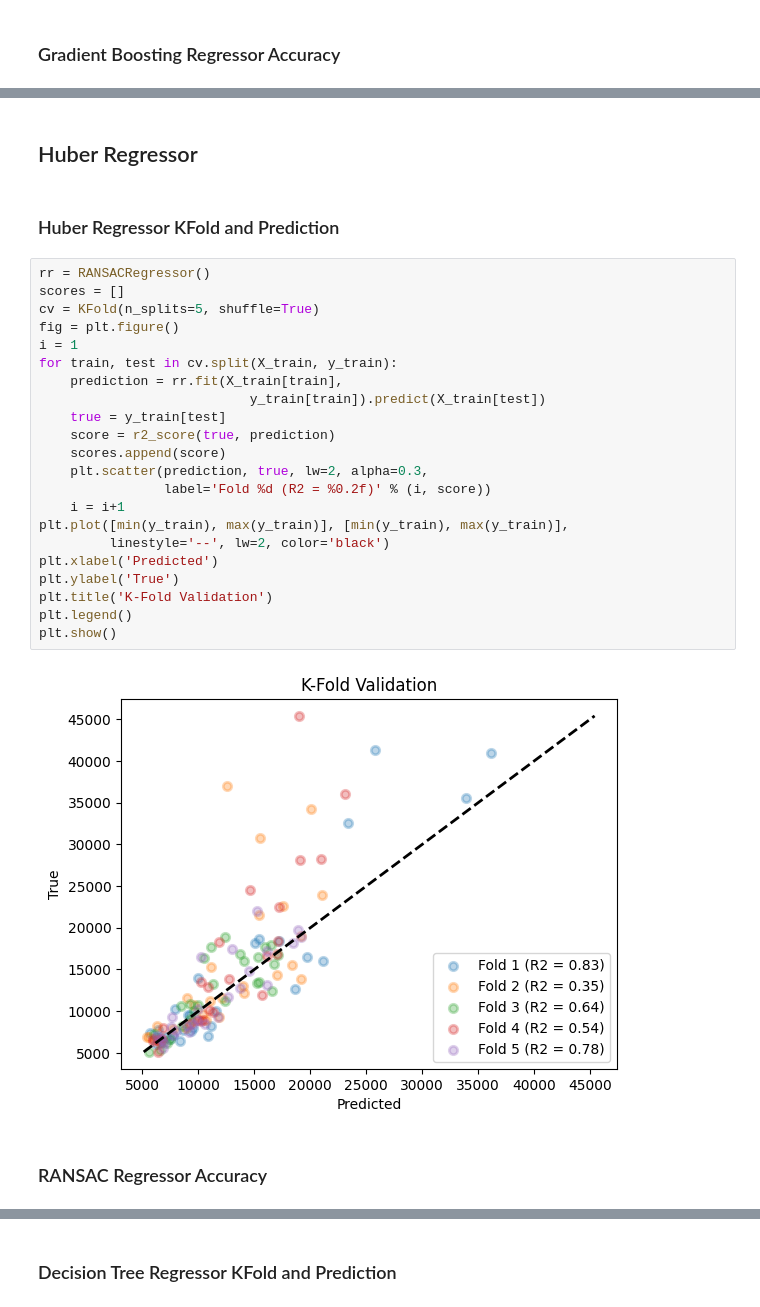
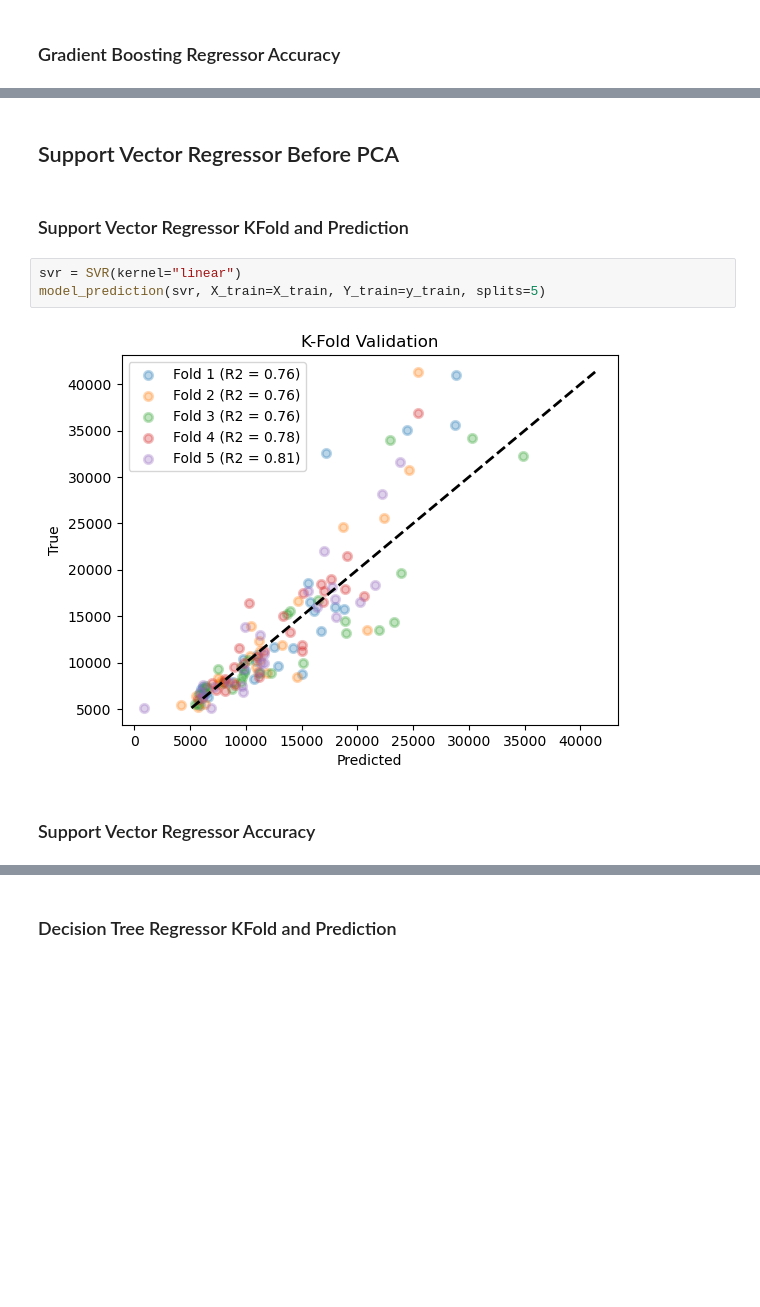
Before and after one commit to MayankTamakuwala/Automobile-Price-Prediction, a Jupyter notebook: project.ipynb, the cells around one changed output, grey strips where cells are left out. Drawn from its saved outputs; the diff is of its cells as text; blank space fills up the shorter version.

```diff
--- a/project.ipynb
+++ b/project.ipynb
@@ -419,30 +405,11 @@ Standard Deviation: 8.14 %
+# %% [markdown]
+## Support Vector Regressor Before PCA
+# %% [markdown]
+### Support Vector  Regressor KFold and Prediction
+# %%
+svr = SVR(kernel="linear")
+model_prediction(svr, X_train=X_train, Y_train=y_train, splits=5)
+# %% [output]
+[figure, added]
 # %% [markdown]
-## Huber Regressor
+### Support Vector  Regressor Accuracy
-# %% [markdown]
-### Huber Regressor KFold and Prediction
-# %%
-rr = RANSACRegressor()
-scores = []
-cv = KFold(n_splits=5, shuffle=True)
-fig = plt.figure()
-i = 1
-for train, test in cv.split(X_train, y_train):
-    prediction = rr.fit(X_train[train],
-                           y_train[train]).predict(X_train[test])
-    true = y_train[test]
-    score = r2_score(true, prediction)
-    scores.append(score)
-    plt.scatter(prediction, true, lw=2, alpha=0.3,
-                label='Fold %d (R2 = %0.2f)' % (i, score))
-    i = i+1
-plt.plot([min(y_train), max(y_train)], [min(y_train), max(y_train)],
-         linestyle='--', lw=2, color='black')
-plt.xlabel('Predicted')
-plt.ylabel('True')
-plt.title('K-Fold Validation')
-plt.legend()
-plt.show()
-# %% [output]
-[figure, removed]
-# %% [markdown]
-### RANSAC Regressor Accuracy
```
Also changed, not shown: parts of 61 cells of this notebook.
